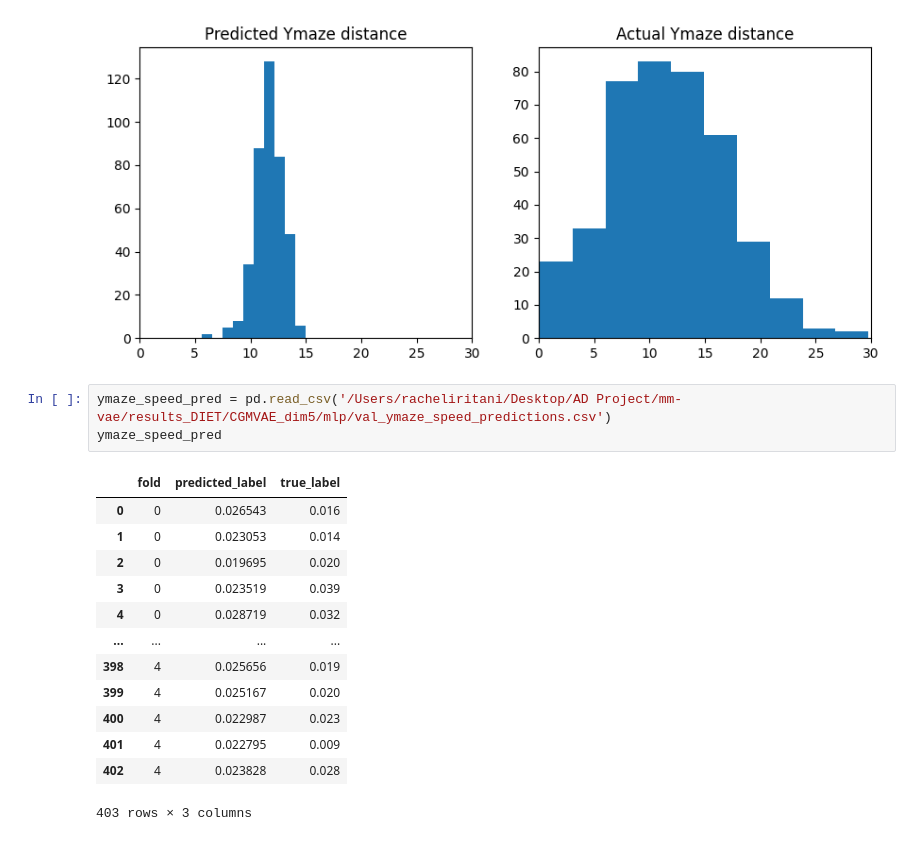
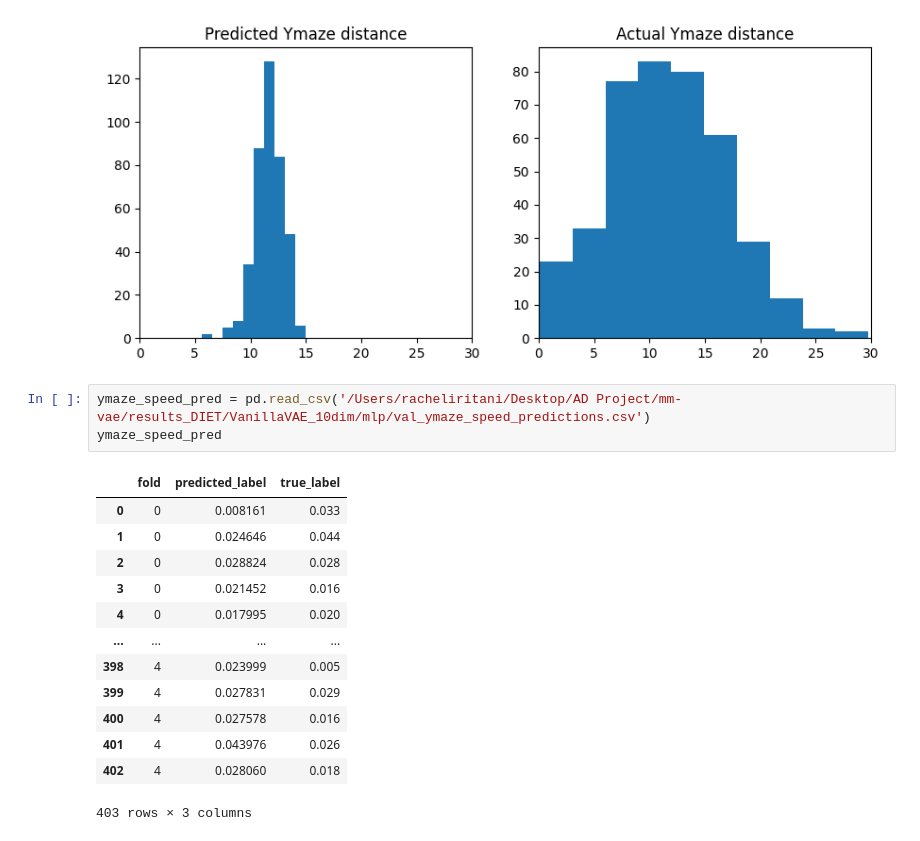
Before and after one commit to draeloslab/mm-vae, a Jupyter notebook: evaluate_mlp_output.ipynb, the cells around one changed output. Saved outputs shown, nothing was run; the diff lists cells and outputs as text.

```diff
--- a/evaluate_mlp_output.ipynb
+++ b/evaluate_mlp_output.ipynb
@@ -83,21 +83,21 @@ ax[1].set_xbound(0, 30)
 # %% [output]
 [figure]
 # %%
-ymaze_speed_pred = pd.read_csv('/Users/racheliritani/Desktop/AD Project/mm-vae/results_DIET/CGMVAE_dim5/mlp/val_ymaze_speed_predictions.csv')
+ymaze_speed_pred = pd.read_csv('/Users/racheliritani/Desktop/AD Project/mm-vae/results_DIET/VanillaVAE_10dim/mlp/val_ymaze_speed_predictions.csv')
 ymaze_speed_pred
 # %% [output]
 |  | fold | predicted_label | true_label |
-| 0 | 0 | 0.026543 | 0.016 |
-| 1 | 0 | 0.023053 | 0.014 |
-| 2 | 0 | 0.019695 | 0.020 |
-| 3 | 0 | 0.023519 | 0.039 |
-| 4 | 0 | 0.028719 | 0.032 |
+| 0 | 0 | 0.008161 | 0.033 |
+| 1 | 0 | 0.024646 | 0.044 |
+| 2 | 0 | 0.028824 | 0.028 |
+| 3 | 0 | 0.021452 | 0.016 |
+| 4 | 0 | 0.017995 | 0.020 |
 | ... | ... | ... | ... |
-| 398 | 4 | 0.025656 | 0.019 |
-| 399 | 4 | 0.025167 | 0.020 |
-| 400 | 4 | 0.022987 | 0.023 |
-| 401 | 4 | 0.022795 | 0.009 |
-| 402 | 4 | 0.023828 | 0.028 |
+| 398 | 4 | 0.023999 | 0.005 |
+| 399 | 4 | 0.027831 | 0.029 |
+| 400 | 4 | 0.027578 | 0.016 |
+| 401 | 4 | 0.043976 | 0.026 |
+| 402 | 4 | 0.028060 | 0.018 |
 403 rows × 3 columns
 # %%
 fig, ax = plt.subplots(1, 2, figsize=(10, 4))
```
Also changed, not shown: parts of 11 cells of this notebook, 10 other files.
